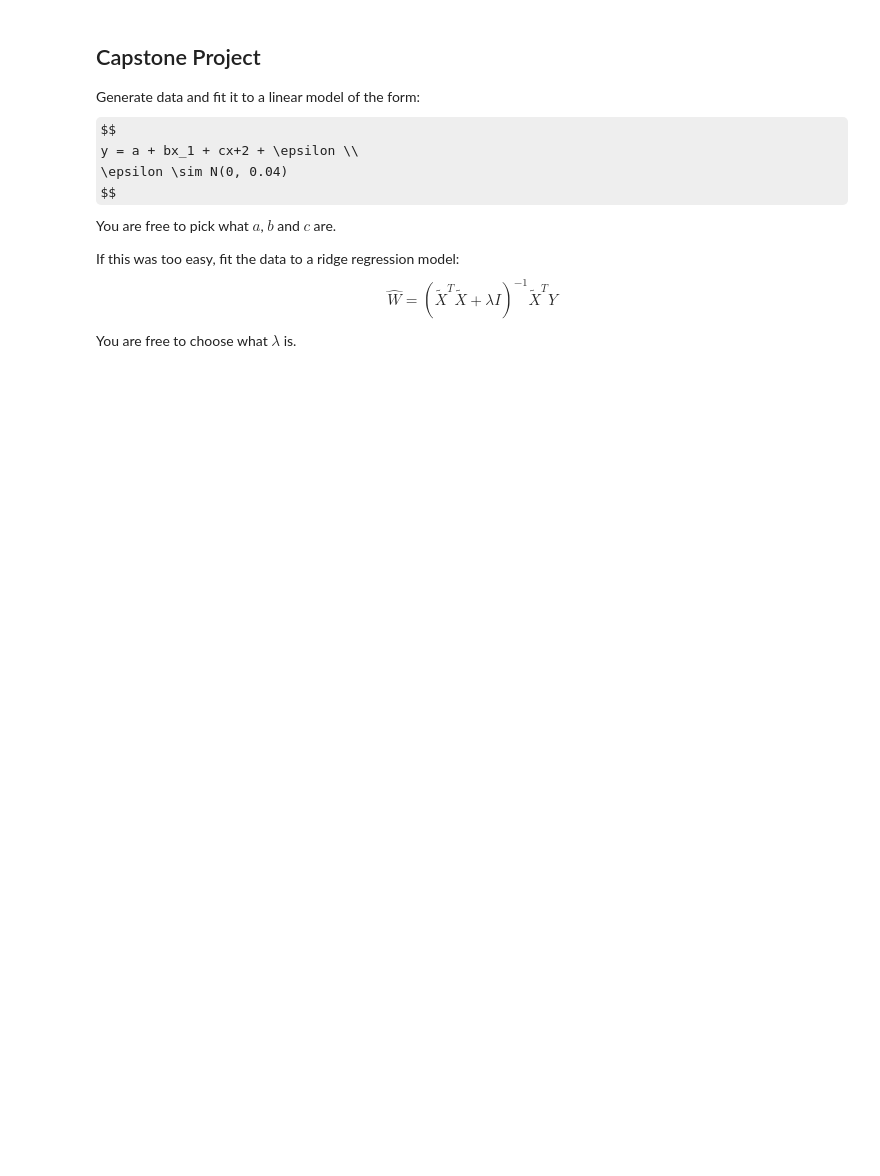
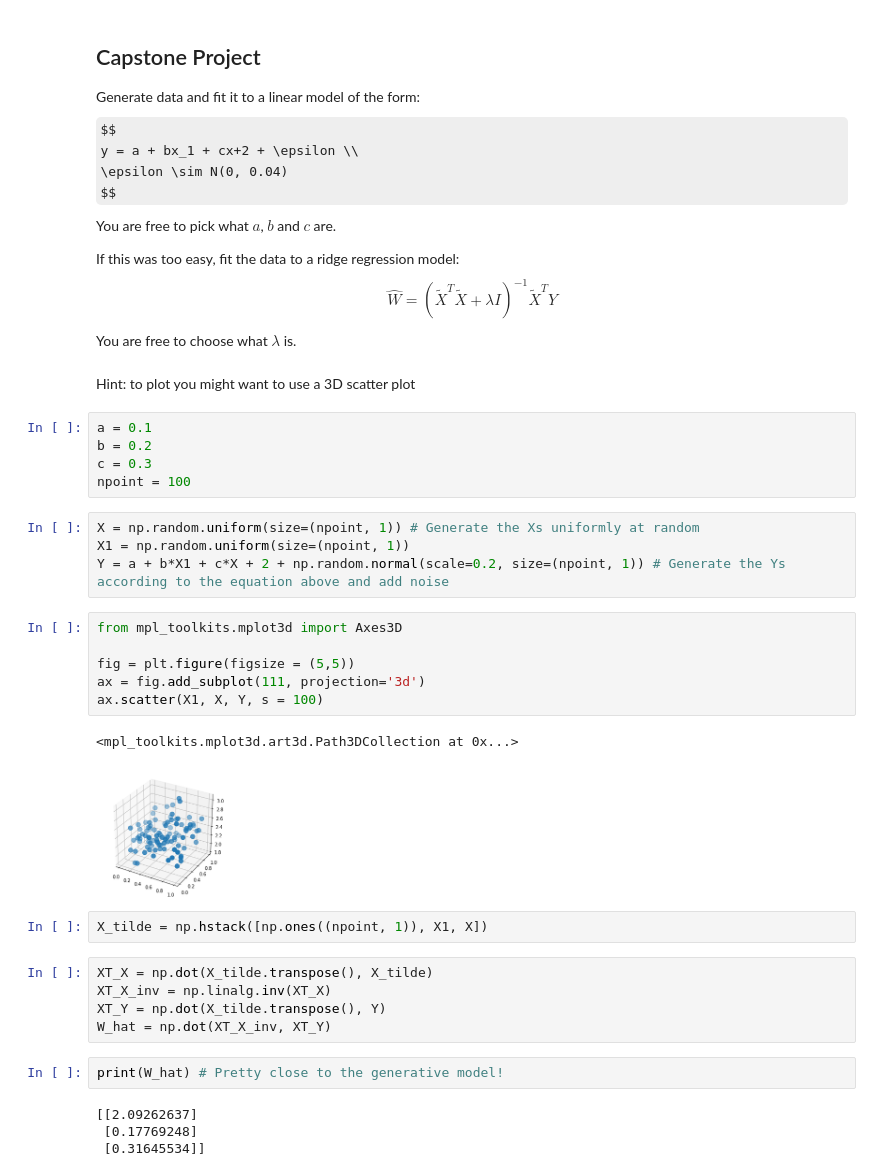
Before and after one commit to mathsyscomputing/IntroToComputing, a Jupyter notebook: python/notebook1.ipynb, the cells around one changed output. Cells and saved outputs as stored; diff of their text form; some formulas as TeX source; blank space fills up the shorter version.

```diff
--- a/python/notebook1.ipynb
+++ b/python/notebook1.ipynb
@@ -269,3 +303,36 @@ $$
 \hat{W} = (\tilde{X}^T\tilde{X} + \lambda I)^{-1}\tilde{X}^TY
 $$
 You are free to choose what $\lambda$ is.
+# %% [markdown]
+Hint: to plot you might want to use a 3D scatter plot
+# %%
+a = 0.1
+b = 0.2
+c = 0.3
+npoint = 100
+# %%
+X = np.random.uniform(size=(npoint, 1)) # Generate the Xs uniformly at random
+X1 = np.random.uniform(size=(npoint, 1))
+Y = a + b*X1 + c*X + 2 + np.random.normal(scale=0.2, size=(npoint, 1)) # Generate the Ys according to the equation above and add noise
+# %%
+from mpl_toolkits.mplot3d import Axes3D
+
+fig = plt.figure(figsize = (5,5))
+ax = fig.add_subplot(111, projection='3d')
+ax.scatter(X1, X, Y, s = 100)
+# %% [output]
+<mpl_toolkits.mplot3d.art3d.Path3DCollection at 0x...>
+[figure, added]
+# %%
+X_tilde = np.hstack([np.ones((npoint, 1)), X1, X])
+# %%
+XT_X = np.dot(X_tilde.transpose(), X_tilde)
+XT_X_inv = np.linalg.inv(XT_X)
+XT_Y = np.dot(X_tilde.transpose(), Y)
+W_hat = np.dot(XT_X_inv, XT_Y)
+# %%
+print(W_hat) # Pretty close to the generative model!
+# %% [output]
+[[2.09262637]
+ [0.17769248]
+ [0.31645534]]
```
Also changed, not shown: parts of 12 cells of this notebook.
